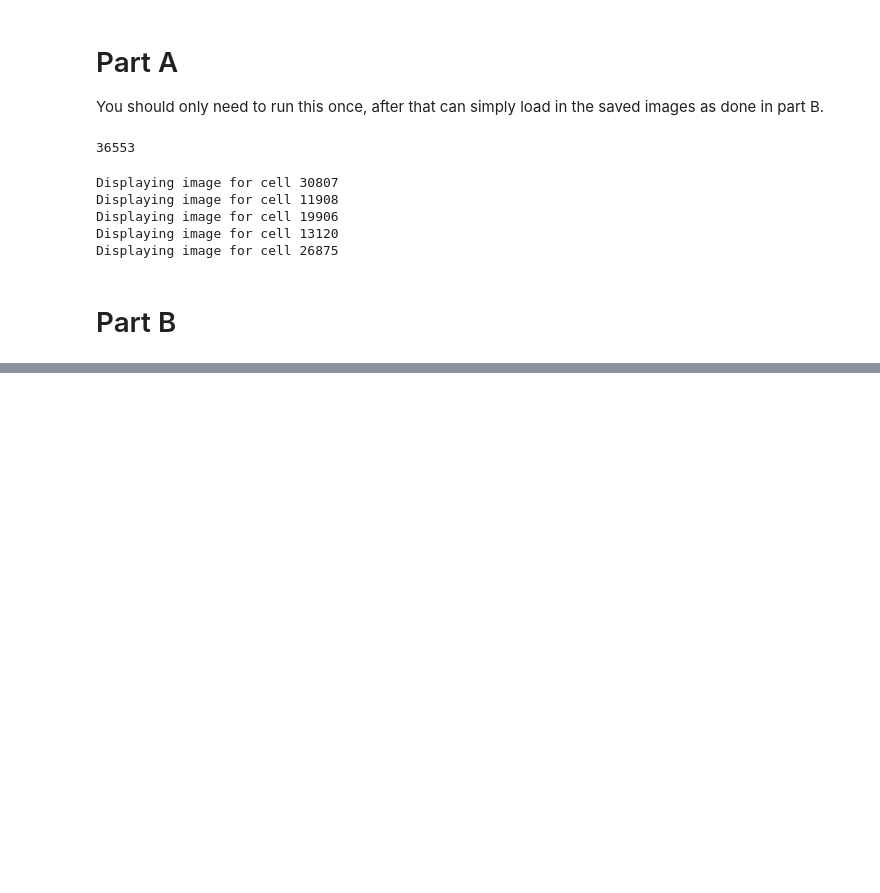
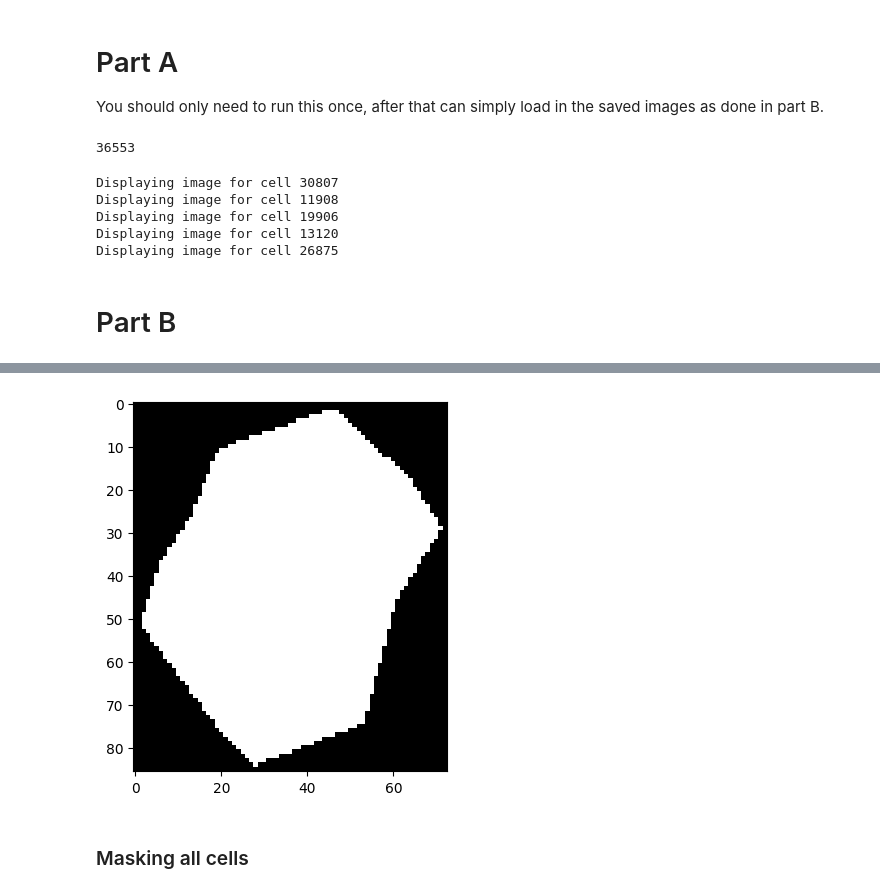
Before and after one commit to jiyu4399/DATA3888_Image_Group_2, a Jupyter notebook: processing.ipynb, the cells around one changed output, grey strips where cells are left out. Drawn from its saved outputs; the diff is of its cells as text; code cells hidden in the pictures; blank space fills up the shorter version.

```diff
--- a/processing.ipynb
+++ b/processing.ipynb
@@ -109,0 +207,15 @@ cluster_B_files = list(map(os.path.abspath, os.listdir(os.path.join(CELL_IMAGES,
+# %%
+height, width = np.array(img_A.convert("L")).shape
+polygon = np.array(list(zip(cell_boundary['vertex_y_scaled'], cell_boundary['vertex_x_scaled'])))
+mask = polygon2mask((height, width), polygon)
+masked_image = np.ma.masked_array(np.copy(img_A),  np.invert(mask), fill_value=0)
+
+# Display the masked image
+# result = np.where(masked_image.mask, 0, masked_image)  # image with mask
+result = np.where(masked_image.mask, 0, 1)  # just the mask
+plt.imshow(result, cmap='gray')
+plt.show()
+# %% [output]
+[figure, added]
+# %% [markdown]
+### Masking all cells
```
Also changed, not shown: parts of 38 cells of this notebook, 2 other files.
